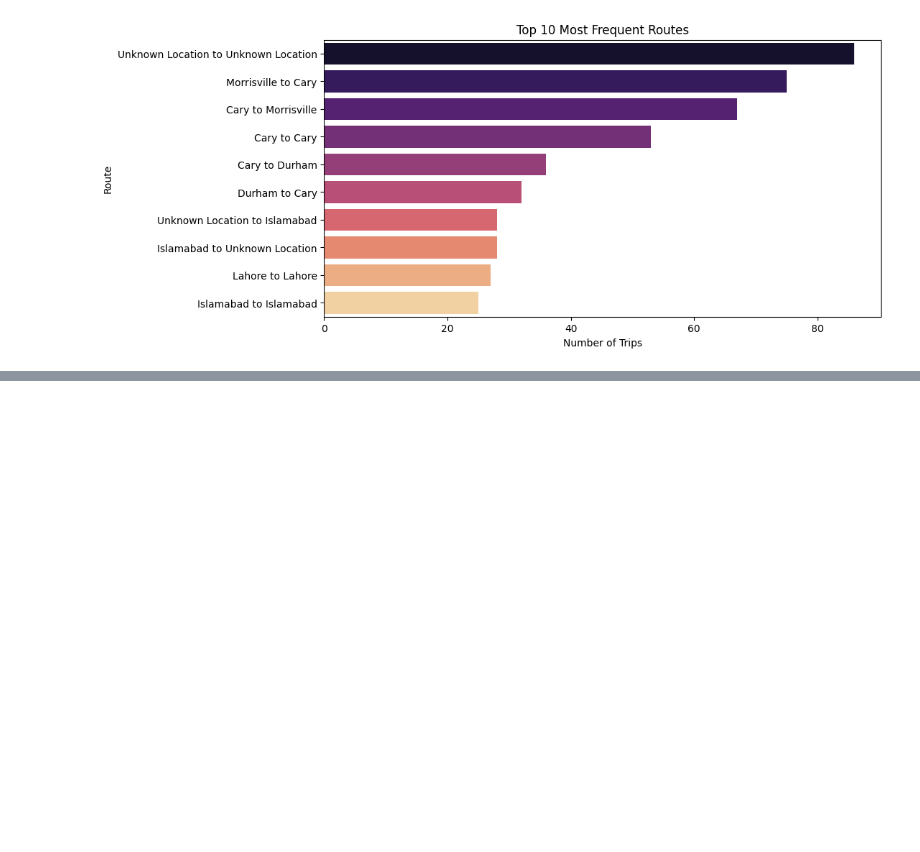
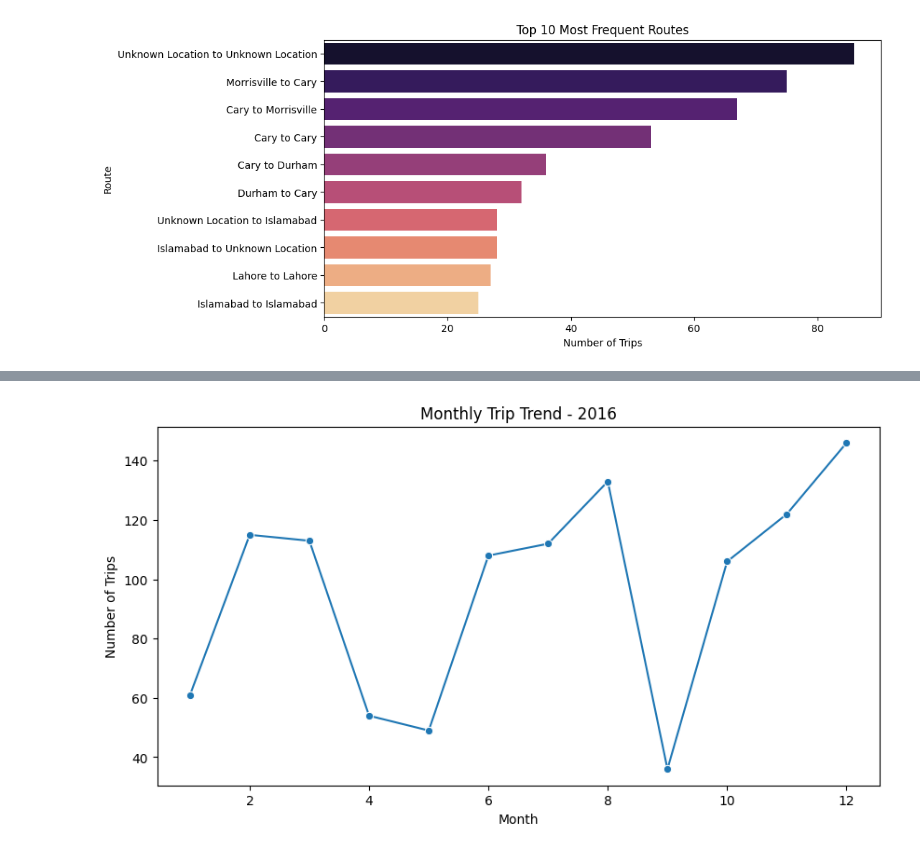
Before and after one commit to manpb/uber-rides-analysis-python, a Jupyter notebook: notebooks/uber_rides_analysis.ipynb, the cells around one changed output, grey strips where cells are left out. Saved outputs shown, nothing was run; the diff lists cells and outputs as text; code cells hidden in the pictures; blank space fills up the shorter version.

```diff
--- a/notebooks/uber_rides_analysis.ipynb
+++ b/notebooks/uber_rides_analysis.ipynb
@@ -281,0 +314,11 @@ Passing `palette` without assigning `hue` is deprecated and will be removed in v
+# %%
+#monthly rides trend
+monthly_trips = dataset['START_MONTH'].value_counts().sort_index()
+plt.figure(figsize=(10,5))
+sns.lineplot(x=monthly_trips.index, y=monthly_trips.values, marker='o')
+plt.title("Monthly Trip Trend - 2016")
+plt.xlabel("Month")
+plt.ylabel("Number of Trips")
+plt.show()
+# %% [output]
+[figure, added]
```
Also changed, not shown: parts of 3 cells of this notebook.
